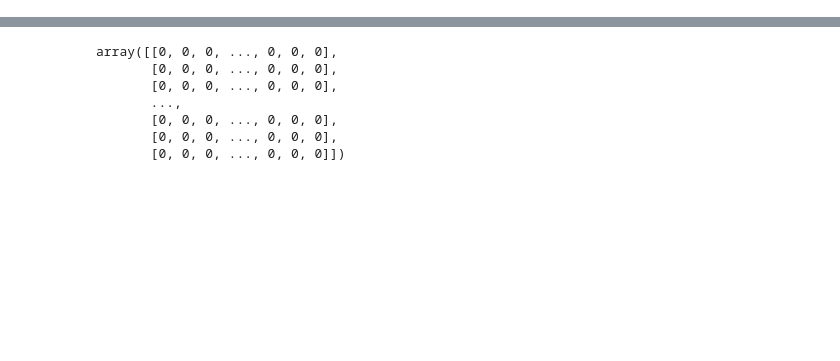
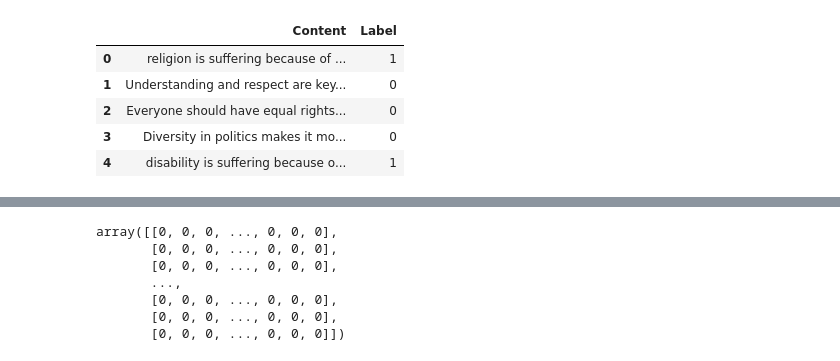
Before and after one commit to JPS9380/Hate-Speech-Detector, a Jupyter notebook: notebook.ipynb, the cells around one changed output, grey strips where cells are left out. Cells and saved outputs as stored; diff of their text form; code cells hidden in the pictures; blank space fills up the shorter version.

```diff
--- a/notebook.ipynb
+++ b/notebook.ipynb
@@ -18,3 +20,12 @@ Name: count, dtype: int64
+# %%
+df.head()
+# %% [output]
+|  | Content | Label |
+| 0 | religion is suffering because of ... | 1 |
+| 1 | Understanding and respect are key... | 0 |
+| 2 | Everyone should have equal rights... | 0 |
+| 3 | Diversity in politics makes it mo... | 0 |
+| 4 | disability is suffering because o... | 1 |
 # %%
 #preprocessing using the script
 corpus = preprocessing(df["Content"])
```
Also changed, not shown: parts of 12 cells of this notebook, 2 other files.
